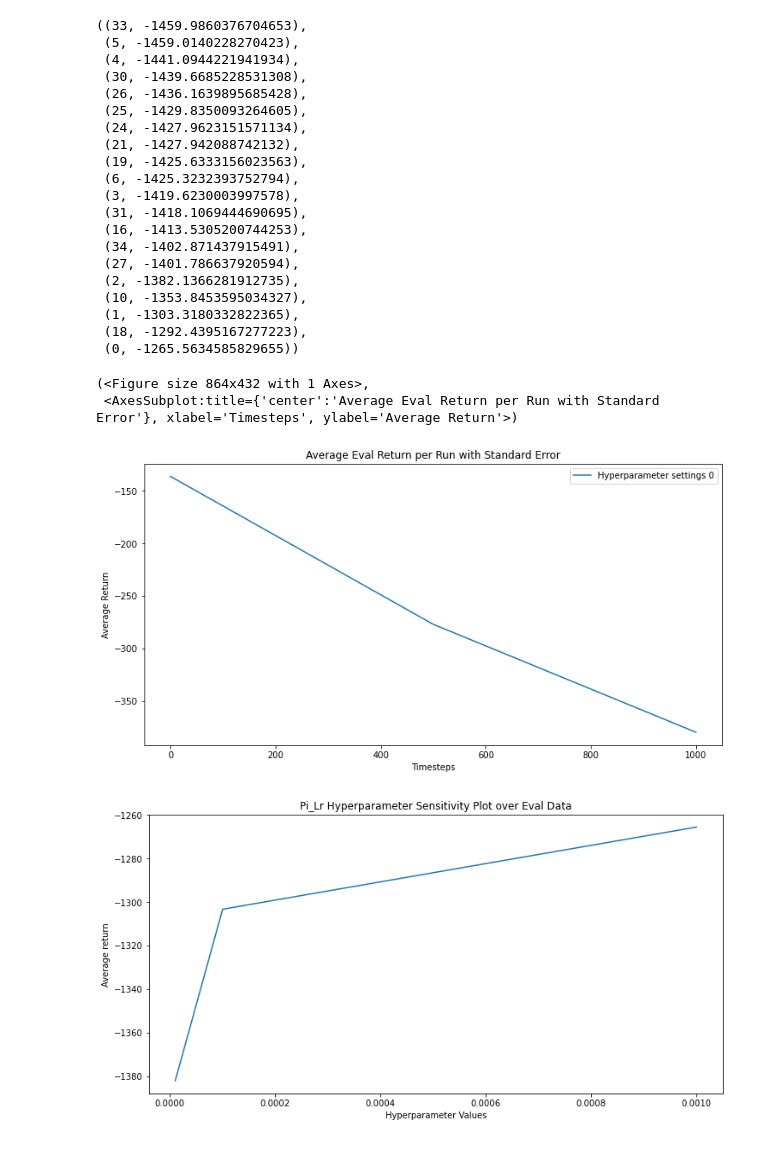
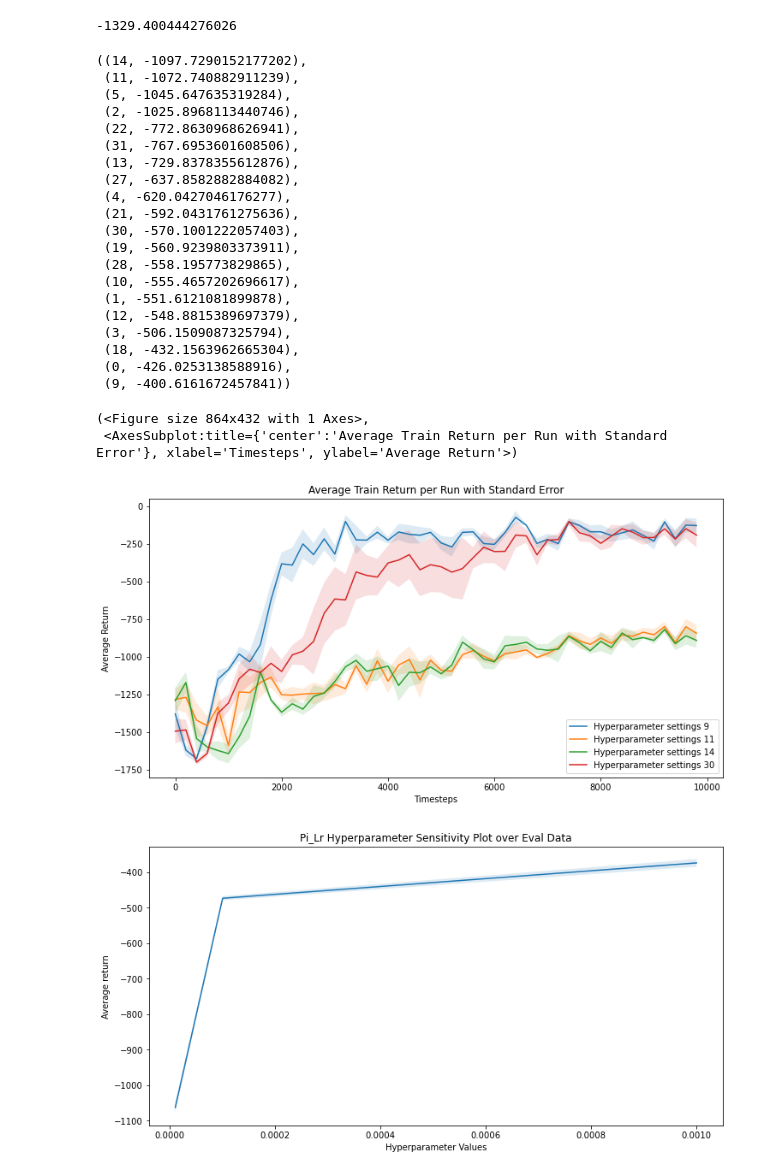
Before and after one commit to samuelfneumann/RLControl, a Jupyter notebook: plots.ipynb, the cells around one changed output. Drawn from its saved outputs; the diff is of its cells as text; code cells hidden in the pictures.

Commit message:
Update plots

```diff
--- a/plots.ipynb
+++ b/plots.ipynb
@@ -12,41 +12,45 @@ DATA_FILE = "data.pkl"
 # Get data
 with open(os.path.join(DATA_DIR, DATA_FILE), "rb") as in_file:
     data = pickle.load(in_file)
+# %%
+data["experiment_data"][11]["runs"][1]["train_episode_rewards"][0]
+# %% [output]
+-1329.400444276026
 # %%
-hp_returns = exp.get_best_hp(data, "eval", after=0)
+hp_returns = exp.get_best_hp(data, "train", after=0)
 hp_returns[-20:]
 # %% [output]
-((33, -1459.9860376704653),
- (5, -1459.0140228270423),
- (4, -1441.0944221941934),
- (30, -1439.6685228531308),
- (26, -1436.1639895685428),
- (25, -1429.8350093264605),
- (24, -1427.9623151571134),
- (21, -1427.942088742132),
- (19, -1425.6333156023563),
- (6, -1425.3232393752794),
- (3, -1419.6230003997578),
- (31, -1418.1069444690695),
- (16, -1413.5305200744253),
- (34, -1402.871437915491),
- (27, -1401.786637920594),
- (2, -1382.1366281912735),
- (10, -1353.8453595034327),
- (1, -1303.3180332822365),
- (18, -1292.4395167277223),
- (0, -1265.5634585829655))
+((14, -1097.7290152177202),
+ (11, -1072.740882911239),
+ (5, -1045.647635319284),
+ (2, -1025.8968113440746),
+ (22, -772.8630968626941),
+ (31, -767.6953601608506),
+ (13, -729.8378355612876),
+ (27, -637.8582882884082),
+ (4, -620.0427046176277),
+ (21, -592.0431761275636),
+ (30, -570.1001222057403),
+ (19, -560.9239803373911),
+ (28, -558.195773829865),
+ (10, -555.4657202696617),
+ (1, -551.6121081899878),
+ (12, -548.8815389697379),
+ (3, -506.1509087325794),
+ (18, -432.1563962665304),
+ (0, -426.0253138588916),
+ (9, -400.6161672457841))
 # %%
 # Plot the mean return per run, smoothing over the passed 10,000 time steps
-plot.plot_mean_with_stderr(data, "eval", [0], smooth_over=10)
+plot.plot_mean_with_stderr(data, "train", [9, 11, 14, 30], smooth_over=1)
 # plot.plot_mean_with_stderr(data, "train", [0, 4, 2], smooth_over=10)
 # %% [output]
 (<Figure size 864x432 with 1 Axes>,
- <AxesSubplot:title={'center':'Average Eval Return per Run with Standard Error'}, xlabel='Timesteps', ylabel='Average Return'>)
+ <AxesSubplot:title={'center':'Average Train Return per Run with Standard Error'}, xlabel='Timesteps', ylabel='Average Return'>)
-[figure, old version]
+[figure, new version]
 # %%
 # These currently fail because we don't have a full sweep over the hyperparameters and so the plot looks for something that doesn't exist
 
-plot.hyperparam_sensitivity_plot_by_settings_index(data, "eval", "pi_lr", 0)
+plot.hyperparam_sensitivity_plot_by_settings_index(data, "eval", "pi_lr", 9)
 # %% [output]
-[figure, old version]
+[figure, new version]
```
